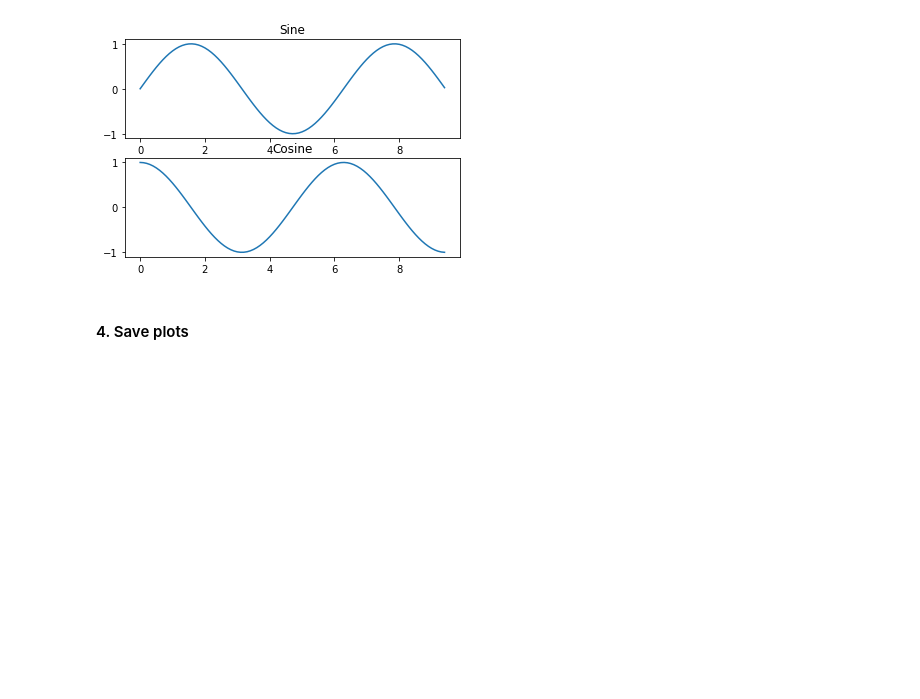
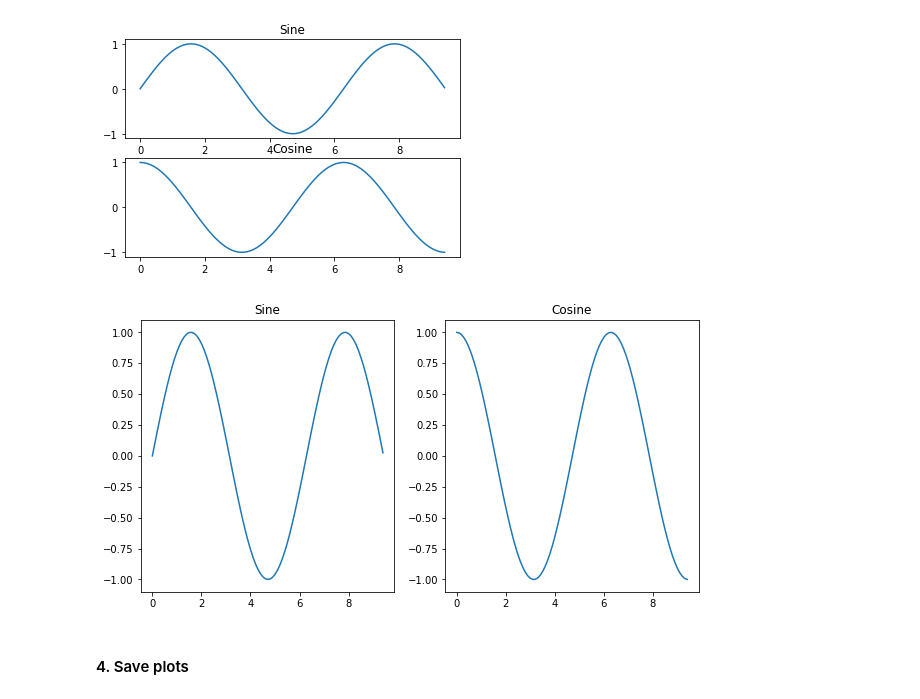
Before and after one commit to camillebeltran/Python-Packages-Intro, a Jupyter notebook: packages.ipynb, the cells around one changed output. Cells and saved outputs as stored; diff of their text form; code cells hidden in the pictures; blank space fills up the shorter version.

```diff
--- a/packages.ipynb
+++ b/packages.ipynb
@@ -479,5 +637,22 @@ plt.title('Cosine')
 plt.show()
 # %% [output]
 [figure]
+# %%
+x = np.arange(0, 3 * np.pi, 0.1)
+y_sin = np.sin(x)
+y_cos = np.cos(x)
+
+fig, (ax1, ax2) = plt.subplots(nrows=1, ncols=2, figsize=(10, 5))
+
+ax1.plot(x, y_sin)
+ax1.set_title('Sine')
+
+ax2.plot(x, y_cos)
+ax2.set_title('Cosine')
+
+# Show the figure.
+plt.show()
+# %% [output]
+[figure, added]
 # %% [markdown]
 #### 4. Save plots
```
Also changed, not shown: parts of 64 cells of this notebook, 3 other files.
